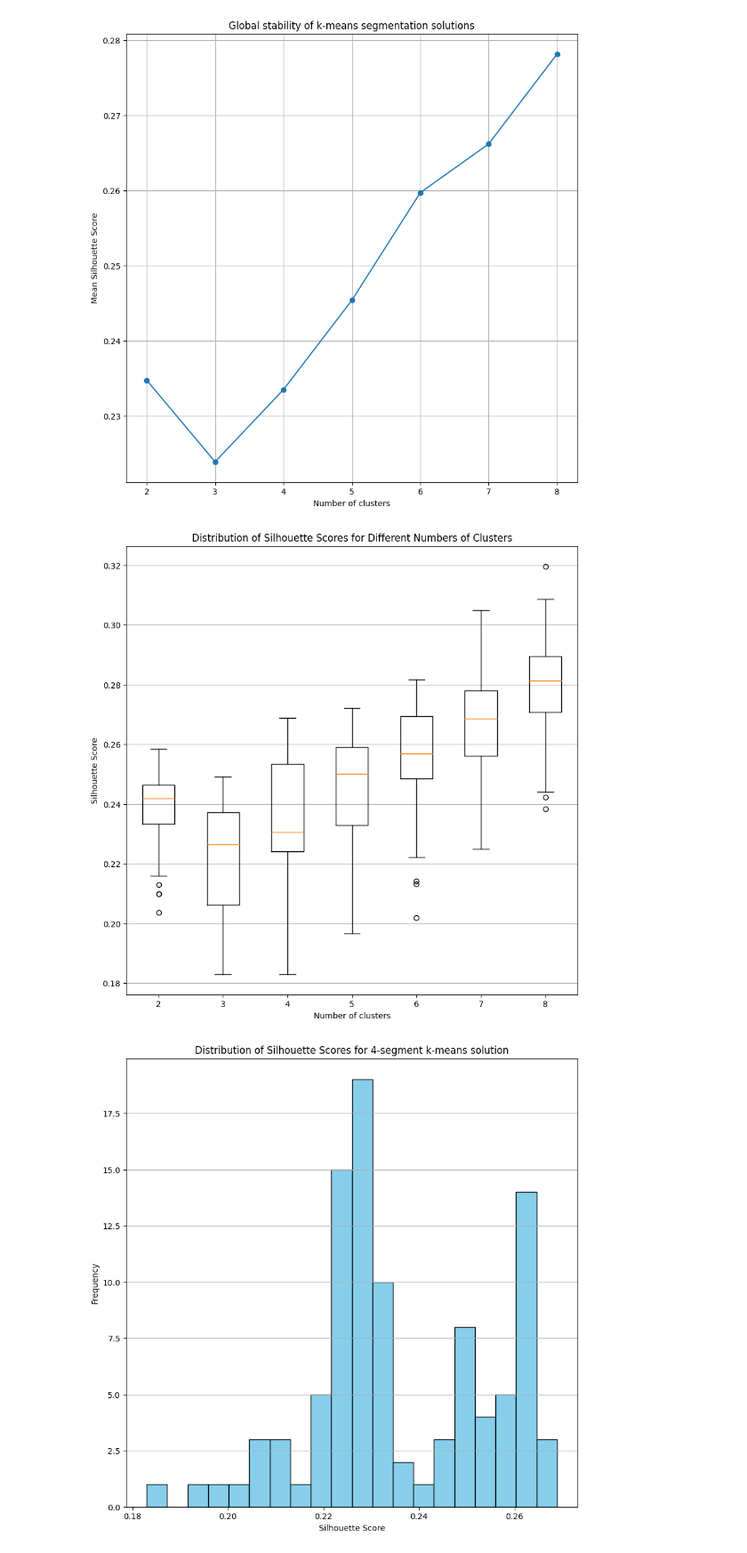
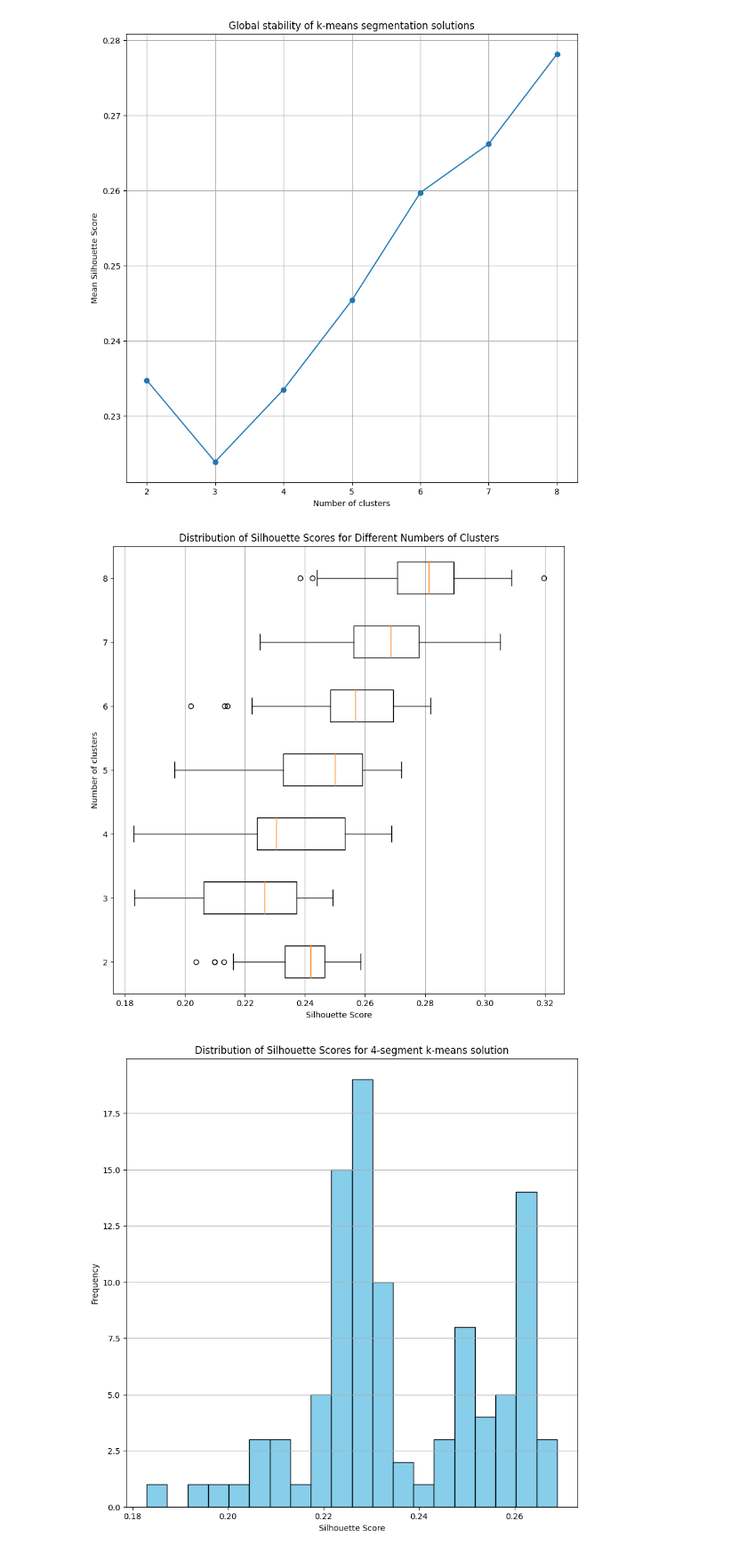
Before and after one commit to jhaaman45/MSAMCD, a Jupyter notebook: MSA_MCD.ipynb, the cells around one changed output. Shown: that part at 89% size. Drawn from its saved outputs; the diff is of its cells as text; code cells hidden in the pictures.

```diff
--- a/MSA_MCD.ipynb
+++ b/MSA_MCD.ipynb
@@ -161,32 +164,32 @@ plt.show()
 # %%
 # Perform bootstrapped k-means clustering
 n_boot = 100
 silhouette_scores_boot = []
 
 for k in k_range:
     silhouette_scores_iter = []
     for _ in range(n_boot):
         # Sample with replacement
         sample_indices = np.random.choice(range(len(MD_x)), len(MD_x), replace=True)
         sample_data = MD_x.values[sample_indices]
 
         # Fit k-means on sampled data
         kmeans = KMeans(n_clusters=k, n_init=1, random_state=1234)
         kmeans.fit(sample_data)
         silhouette_scores_iter.append(silhouette_score(sample_data, kmeans.labels_))
 
     # Append silhouette scores for each k to the list
     silhouette_scores_boot.append(silhouette_scores_iter)
 
 # Plot vertical boxplots
-plt.boxplot(silhouette_scores_boot, labels=k_range)
-plt.xlabel("Number of clusters")
-plt.ylabel("Silhouette Score")
+plt.boxplot(silhouette_scores_boot, labels=k_range, vert=False)
+plt.xlabel("Silhouette Score")
+plt.ylabel("Number of clusters")
 plt.title("Distribution of Silhouette Scores for Different Numbers of Clusters")
-plt.grid(axis='y')
+plt.grid(axis='x')
 plt.show()
 # %% [output]
-[figure, old version]
+[figure, new version]
 # %%
 # Extract silhouette scores for the chosen cluster solution
 chosen_k = 4
```
Also changed, not shown: parts of 21 cells of this notebook.
